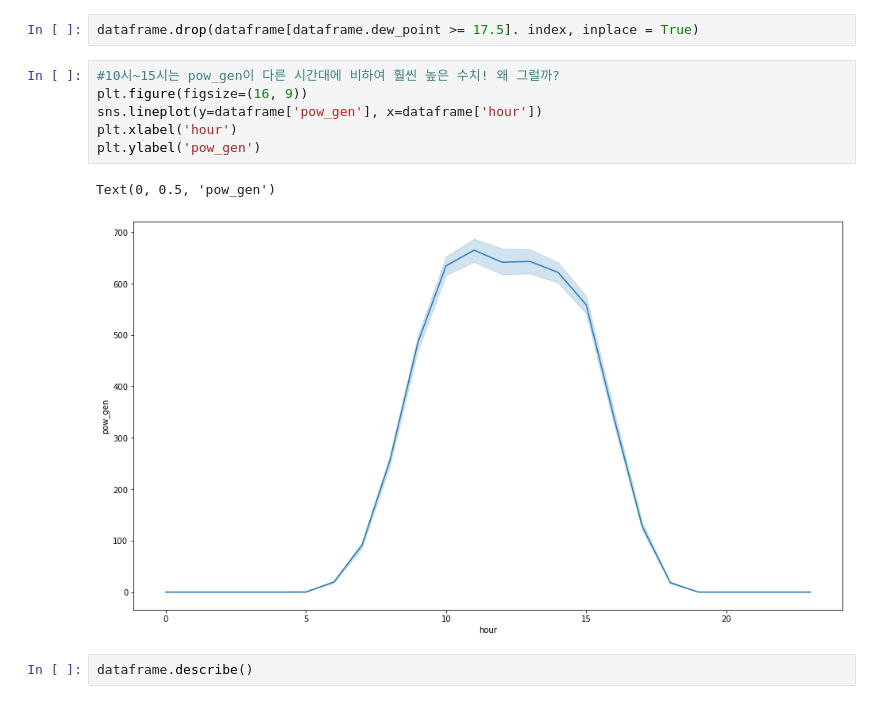
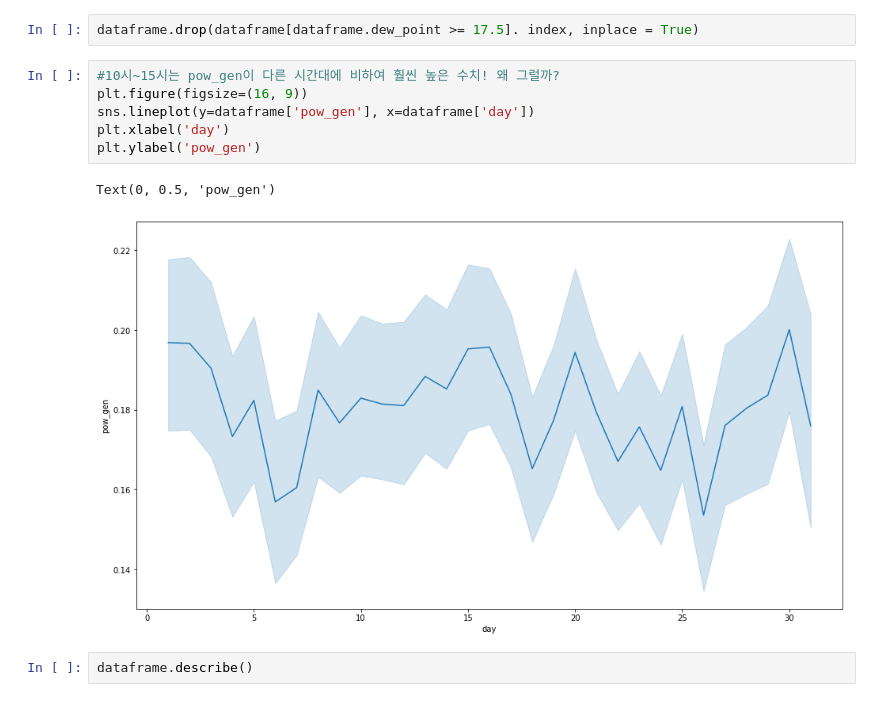
Before and after one commit to JungYeonHwi/BigData, a Jupyter notebook: train/train.ipynb, the cells around one changed output. Cells and saved outputs as stored; diff of their text form.

```diff
--- a/train/train.ipynb
+++ b/train/train.ipynb
@@ -181,12 +184,12 @@ dataframe.drop(dataframe[dataframe.dew_point >= 17.5]. index, inplace = True)
 # %%
 #10시~15시는 pow_gen이 다른 시간대에 비하여 훨씬 높은 수치! 왜 그럴까?
 plt.figure(figsize=(16, 9))
-sns.lineplot(y=dataframe['pow_gen'], x=dataframe['hour'])
-plt.xlabel('hour')
+sns.lineplot(y=dataframe['pow_gen'], x=dataframe['day'])
+plt.xlabel('day')
 plt.ylabel('pow_gen')
 # %% [output]
 Text(0, 0.5, 'pow_gen')
-[figure, old version]
+[figure, new version]
 # %%
 dataframe.describe()
 # %% [output]
```
Also changed, not shown: parts of 21 cells of this notebook, 3 other files.
